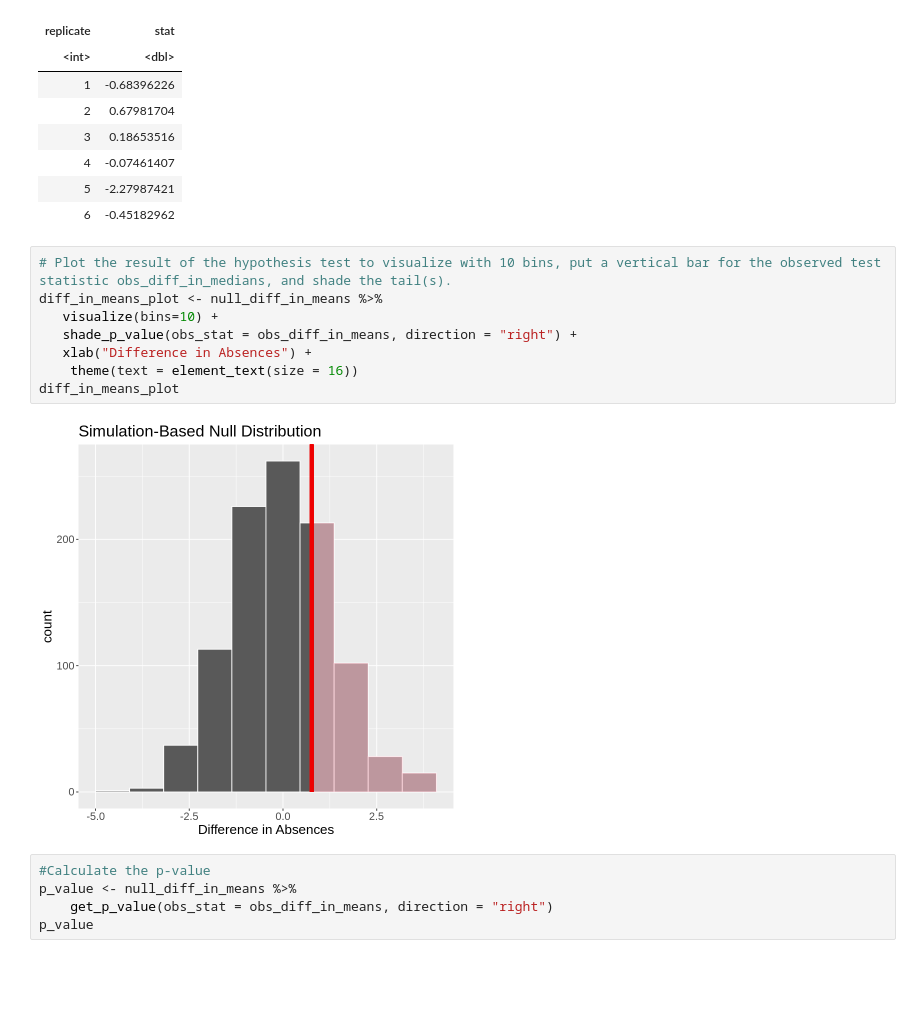
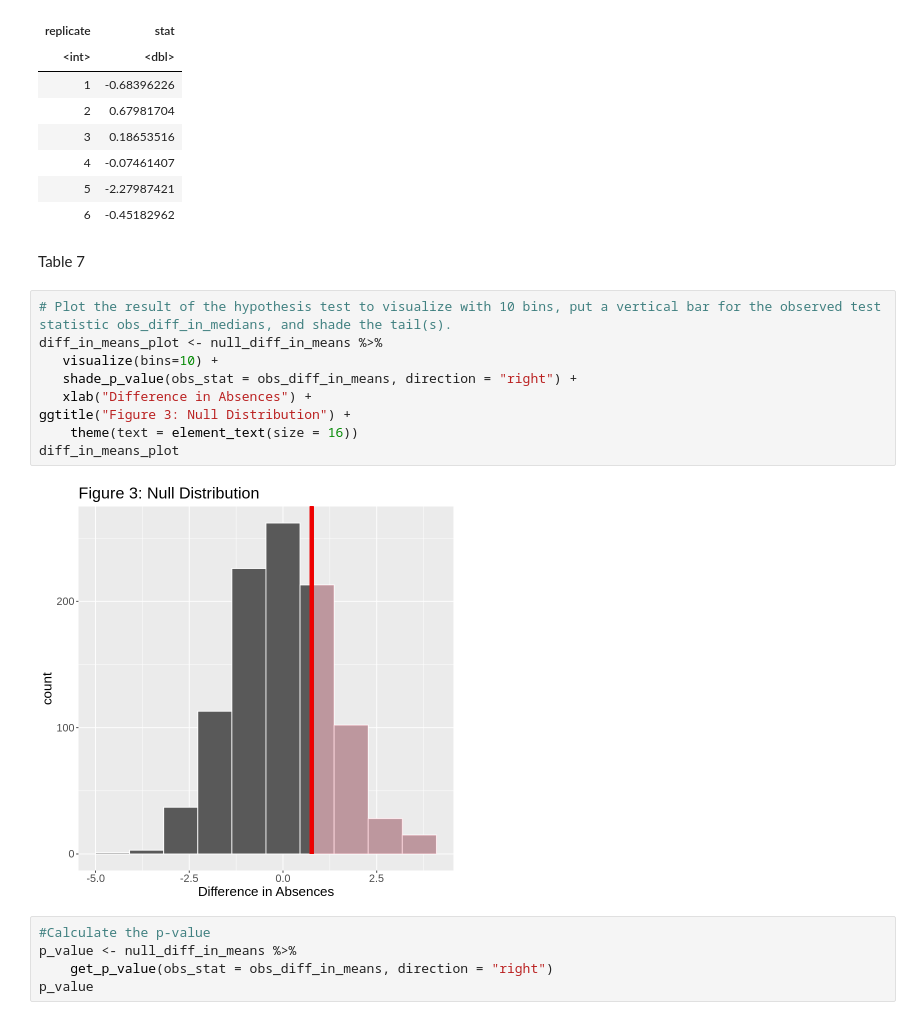
Before and after one commit to aaaaanniez/AlcoholAffect, a Jupyter notebook: Final_Report.ipynb, the cells around one changed output. Saved outputs shown, nothing was run; the diff lists cells and outputs as text; blank space fills up the shorter version.

```diff
--- a/Final_Report.ipynb
+++ b/Final_Report.ipynb
@@ -246,16 +250,19 @@ A infer: 6 × 2
 | 4 | -0.07461407 |
 | 5 | -2.27987421 |
 | 6 | -0.45182962 |
+# %% [markdown]
+Table 7
 # %%
 # Plot the result of the hypothesis test to visualize with 10 bins, put a vertical bar for the observed test statistic obs_diff_in_medians, and shade the tail(s).
 diff_in_means_plot <- null_diff_in_means %>%
    visualize(bins=10) +
    shade_p_value(obs_stat = obs_diff_in_means, direction = "right") +
    xlab("Difference in Absences") +
+ggtitle("Figure 3: Null Distribution") +
     theme(text = element_text(size = 16))
 diff_in_means_plot
 # %% [output]
-[figure, old version]
+[figure, new version]
 # %%
 #Calculate the p-value
 p_value <- null_diff_in_means %>%
```
Also changed, not shown: parts of 25 cells of this notebook.
